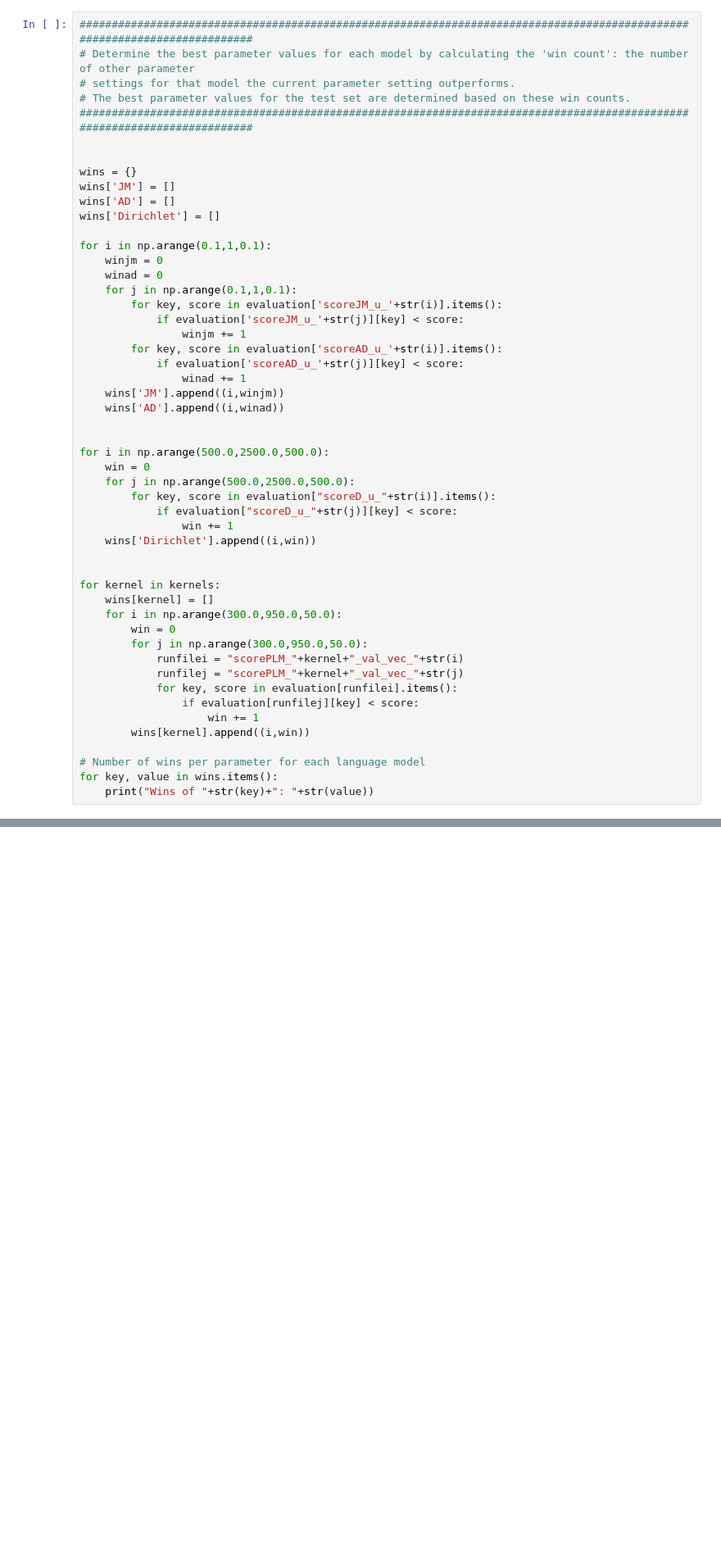
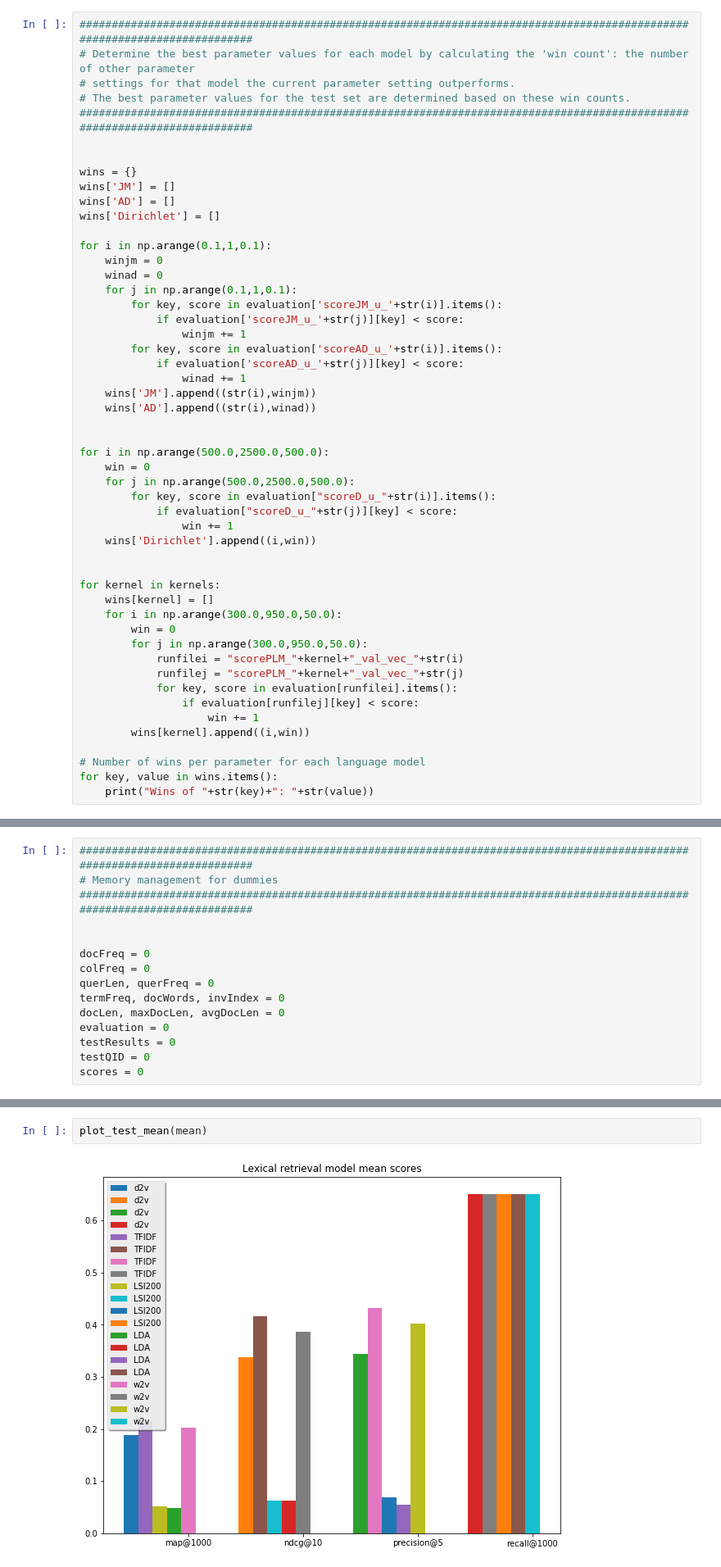
Before and after one commit to 0Gemini0/HW2, a Jupyter notebook: assignment.ipynb, the cells around one changed output, grey strips where cells are left out. Shown: that part at 82% size. Saved outputs shown, nothing was run; the diff lists cells and outputs as text; blank space fills up the shorter version.

```diff
--- a/assignment.ipynb
+++ b/assignment.ipynb
@@ -1270,8 +1267,8 @@ for i in np.arange(0.1,1,0.1):
         for key, score in evaluation['scoreAD_u_'+str(i)].items():
             if evaluation['scoreAD_u_'+str(j)][key] < score:
                 winad += 1
-    wins['JM'].append((i,winjm))
-    wins['AD'].append((i,winad))
+    wins['JM'].append((str(i),winjm))
+    wins['AD'].append((str(i),winad))
 
 
 for i in np.arange(500.0,2500.0,500.0):
@@ -1602,3 +1555,18 @@ Fiber Optics Equipment Manufacturers
+# %%
+##########################################################################################################################
+# Memory management for dummies
+##########################################################################################################################
+
+
+docFreq = 0
+colFreq = 0
+querLen, querFreq = 0
+termFreq, docWords, invIndex = 0
+docLen, maxDocLen, avgDocLen = 0
+evaluation = 0
+testResults = 0
+testQID = 0
+scores = 0
 # %% [markdown]
 ### Task 2: Latent Semantic Models (LSMs) [25 points + 10 bonus points] ###
 
@@ -1624,3 +1674,7 @@ Perform significance testing **[5 points]** (similar as in Task 1) in the class
+# %%
+plot_test_mean(mean)
+# %% [output]
+[figure, added]
 # %% [markdown]
 ### Task 3: Learning to rank (LTR) [10 points] ###
 
```
Also changed, not shown: parts of 15 cells of this notebook.
